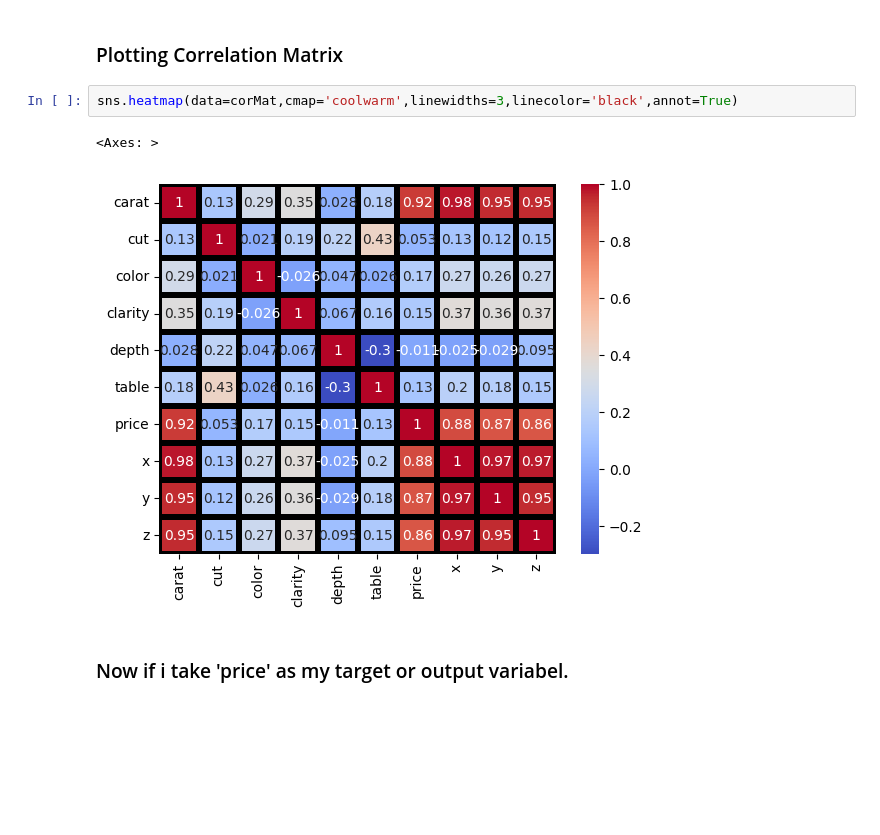
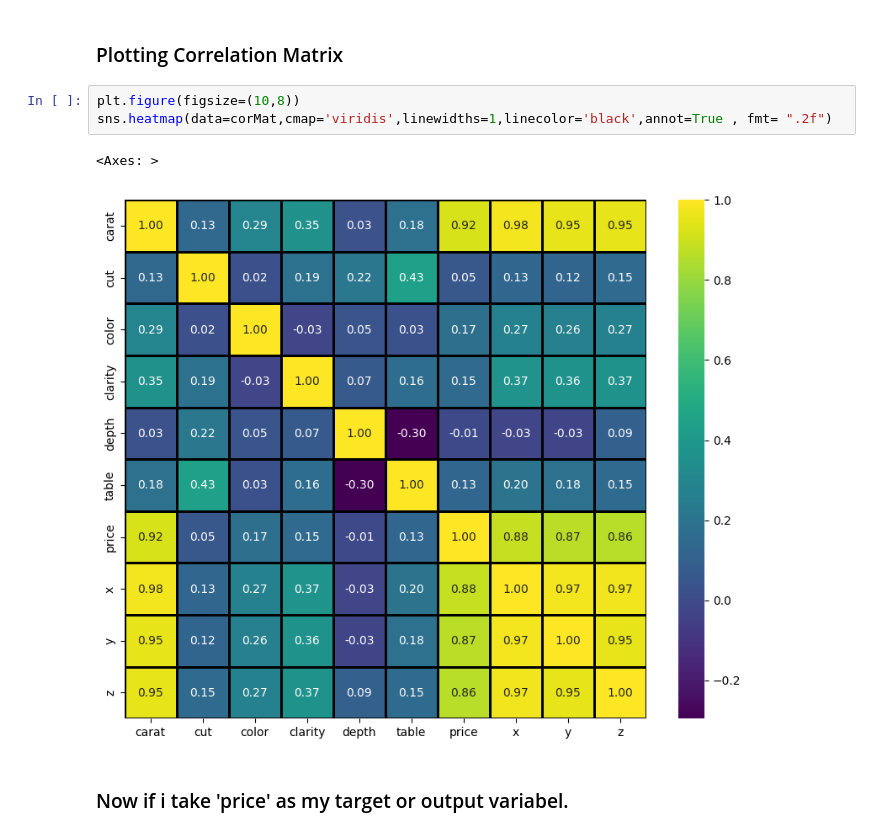
Before and after one commit to AbdullahHasan0/Data-Science-Group-2---BWF---Abdullah-Hasan, a Jupyter notebook: Task 20/Task 20.ipynb, the cells around one changed output. Drawn from its saved outputs; the diff is of its cells as text; blank space fills up the shorter version.

```diff
--- a/Task 20/Task 20.ipynb
+++ b/Task 20/Task 20.ipynb
@@ -188,10 +188,11 @@ corMat=data.corr()
 # %% [markdown]
 ### Plotting Correlation Matrix
 # %%
-sns.heatmap(data=corMat,cmap='coolwarm',linewidths=3,linecolor='black',annot=True)
+plt.figure(figsize=(10,8))
+sns.heatmap(data=corMat,cmap='viridis',linewidths=1,linecolor='black',annot=True , fmt= ".2f")
 # %% [output]
 <Axes: >
-[figure, old version]
+[figure, new version]
 # %% [markdown]
 ### Now if i take 'price' as my target or output variabel.
 # %%
```
